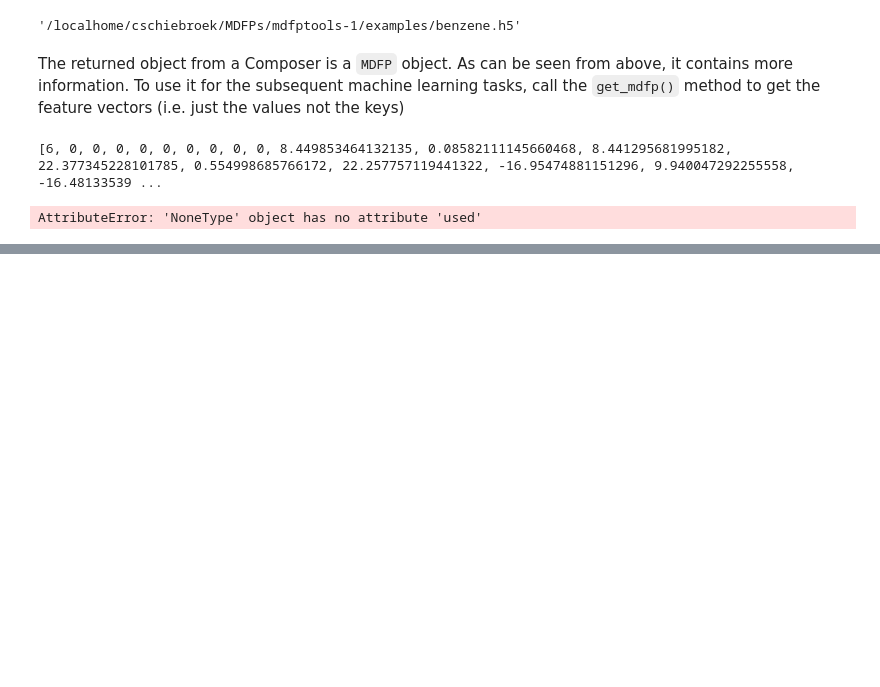
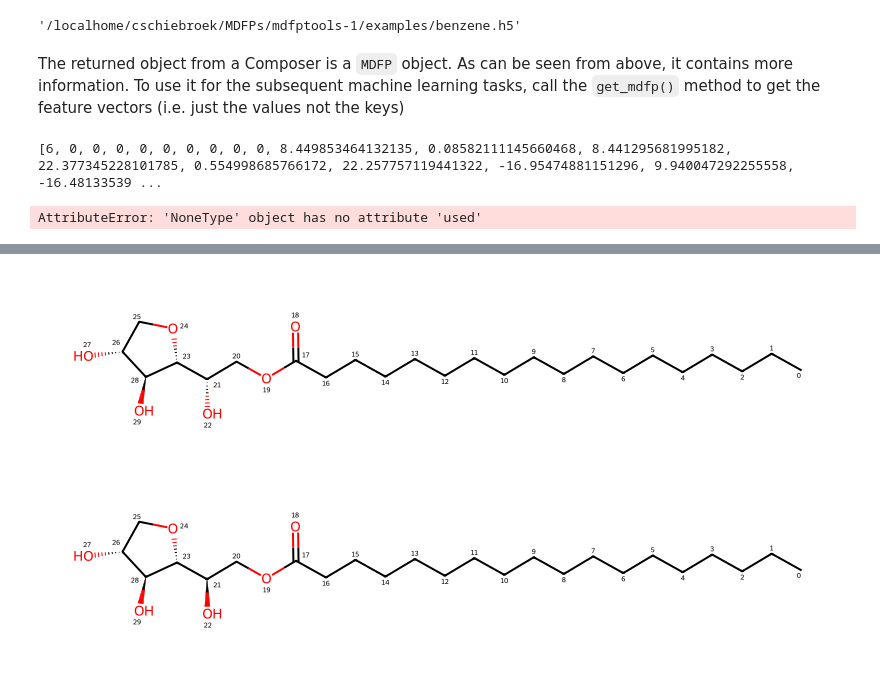
Before and after one commit to Cschiebroek/mdfptools, a Jupyter notebook: examples/Example.ipynb, the cells around one changed output, grey strips where cells are left out. Drawn from its saved outputs; the diff is of its cells as text; code cells hidden in the pictures; blank space fills up the shorter version.

```diff
--- a/examples/Example.ipynb
+++ b/examples/Example.ipynb
@@ -70,0 +155,2 @@ rdk_pmd.
+# %%
+mol = Chem.MolFromSmiles('[CH3]-[CH2]-[CH2]-[CH2]-[CH2]-[CH2]-[CH2]-[CH2]-[CH2]-[CH2]-[CH2]-[CH2]-[CH2]-[CH2]-[CH2]-[CH2]-[CH2]-[C](=[O])-[O]-[CH2]-[CH](-[@OH])-[C@H]1-[O]-[CH2]-[C@@H](-[OH])-[C@@H]-1-[OH]')
@@ -70,0 +168,4 @@ rdk_pmd.
+# %%
+Draw.MolsToGridImage([m for m in (EnumerateStereoisomers.EnumerateStereoisomers(mol))],molsPerRow=1,subImgSize=(800,200))
+# %% [output]
+[figure, added]
```
Also changed, not shown: parts of 18 cells of this notebook, 1 other file.
